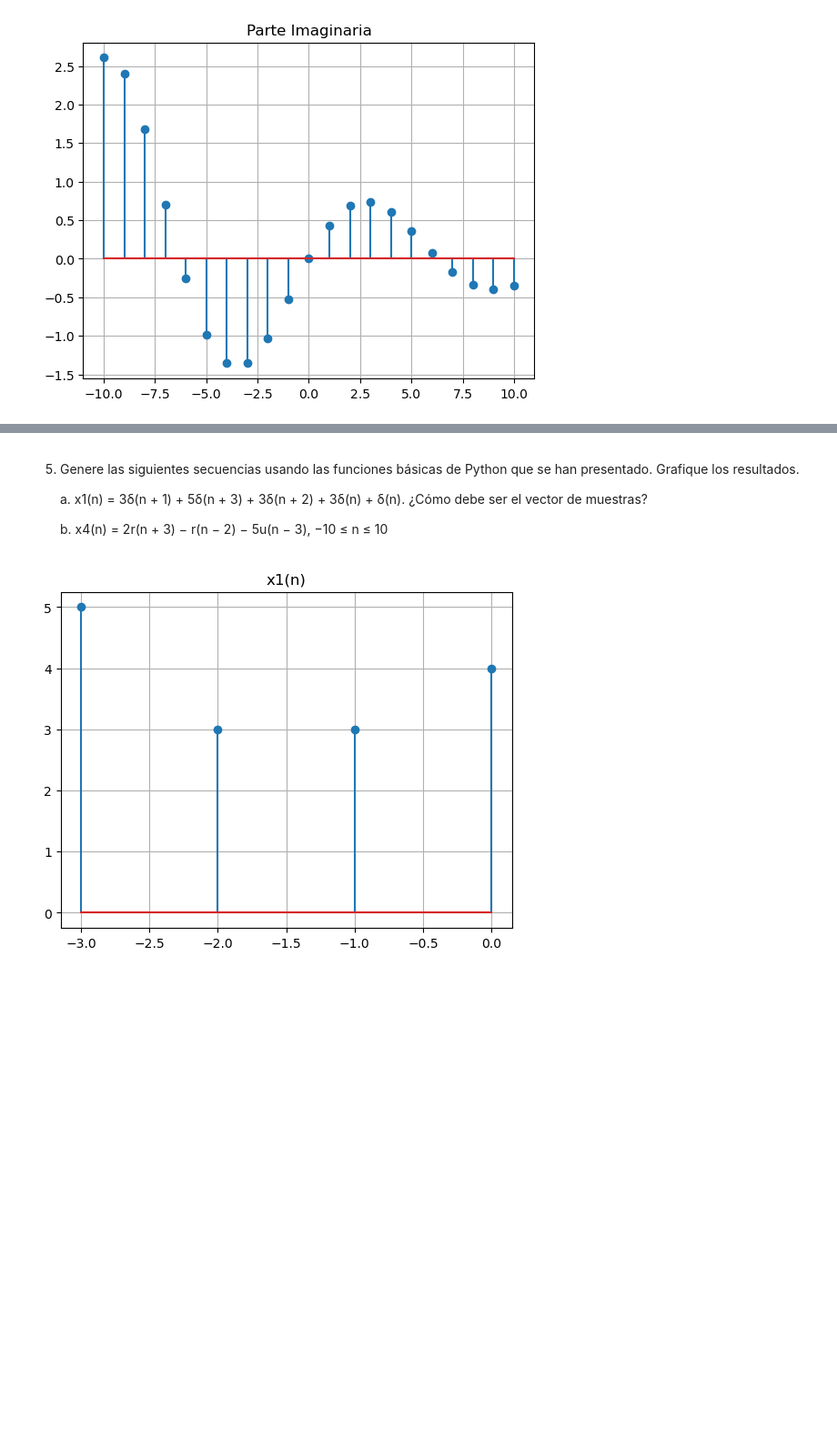
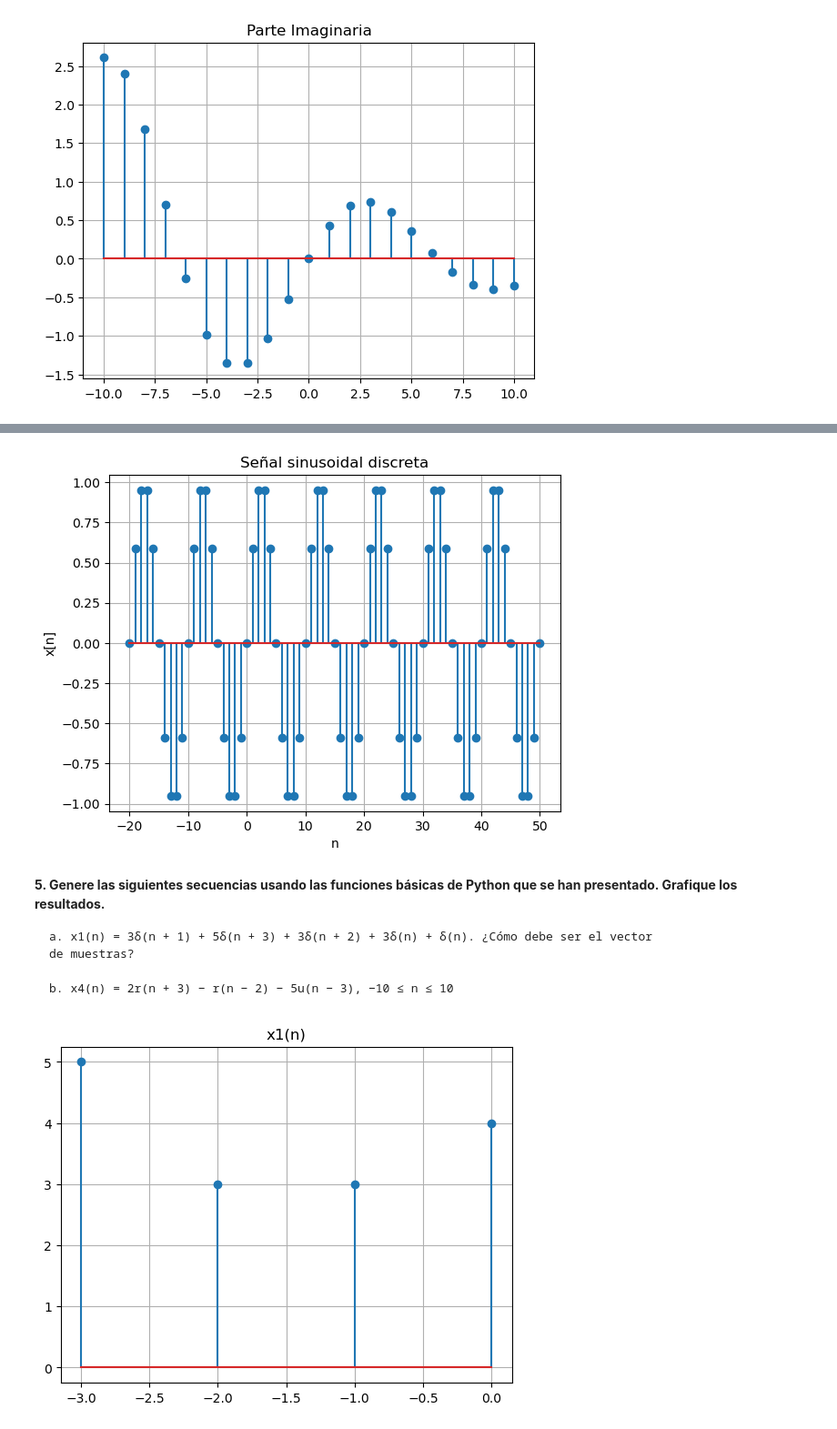
Before and after one commit to loaiza10/Laboratorio-de-biosenales, a Jupyter notebook: Practica#2_ELS_JEHC/Practica2_ELS_JEHC.ipynb, the cells around one changed output, grey strips where cells are left out. Shown at 91% size. Cells and saved outputs as stored; diff of their text form; code cells hidden in the pictures; blank space fills up the shorter version.

```diff
--- a/Practica#2_ELS_JEHC/Practica2_ELS_JEHC.ipynb
+++ b/Practica#2_ELS_JEHC/Practica2_ELS_JEHC.ipynb
@@ -131,6 +139,24 @@ plt.show()
+# %%
+def seno(w0,theta,n1,n2):
+
+    n = np.arange(n1,n2+1)
+
+    x = np.sin(w0*n + theta)
+
+    return x,n
+# %%
+x,n = seno(0.2*np.pi, 0, -20, 50)
+plt.stem(n,x)
+plt.xlabel("n")
+plt.ylabel("x[n]")
+plt.title("Señal sinusoidal discreta")
+plt.grid(True)
+plt.show()
+# %% [output]
+[figure, added]
 # %% [markdown]
-5. Genere las siguientes secuencias usando las funciones básicas de Python que se han presentado.
-Grafique los resultados.
+**5. Genere las siguientes secuencias usando las funciones básicas de Python que se han presentado.
+Grafique los resultados.**
 
     a. x1(n) = 3δ(n + 1) + 5δ(n + 3) + 3δ(n + 2) + 3δ(n) + δ(n). ¿Cómo debe ser el vector
     de muestras?
```
Also changed, not shown: parts of 10 cells of this notebook.
